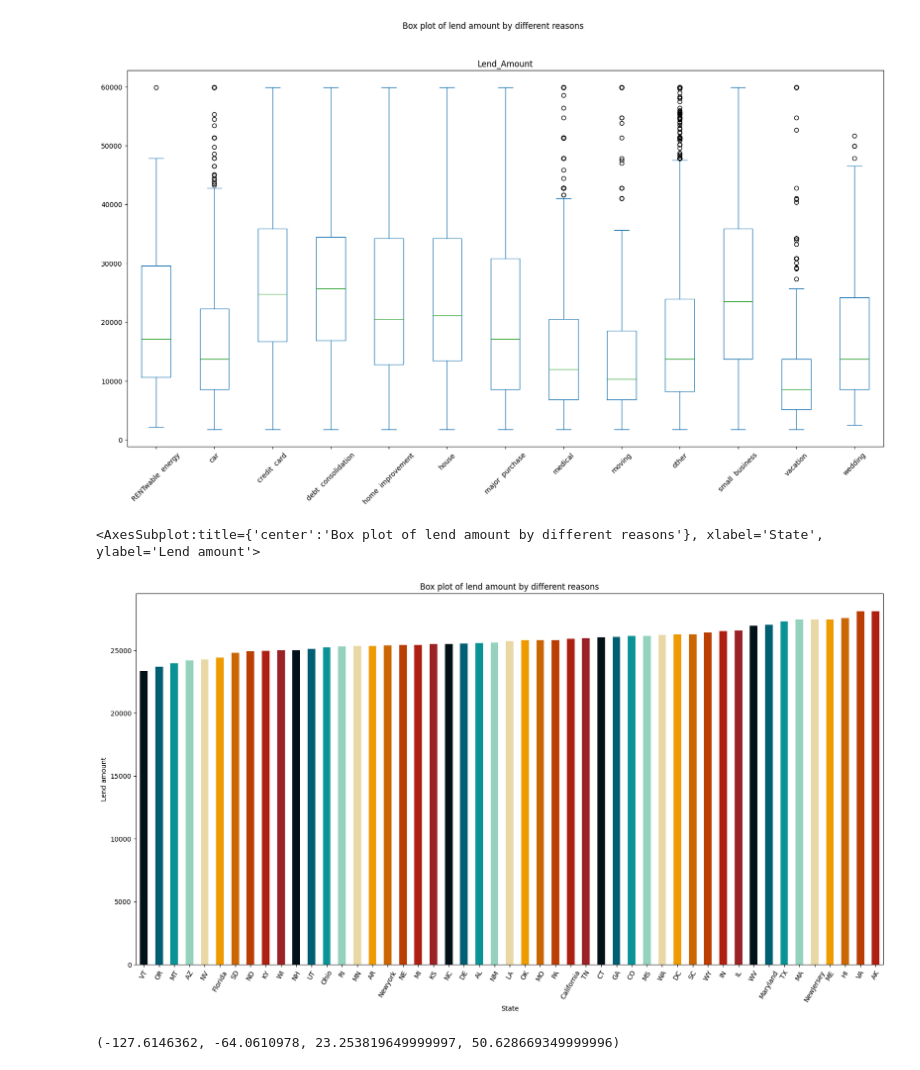
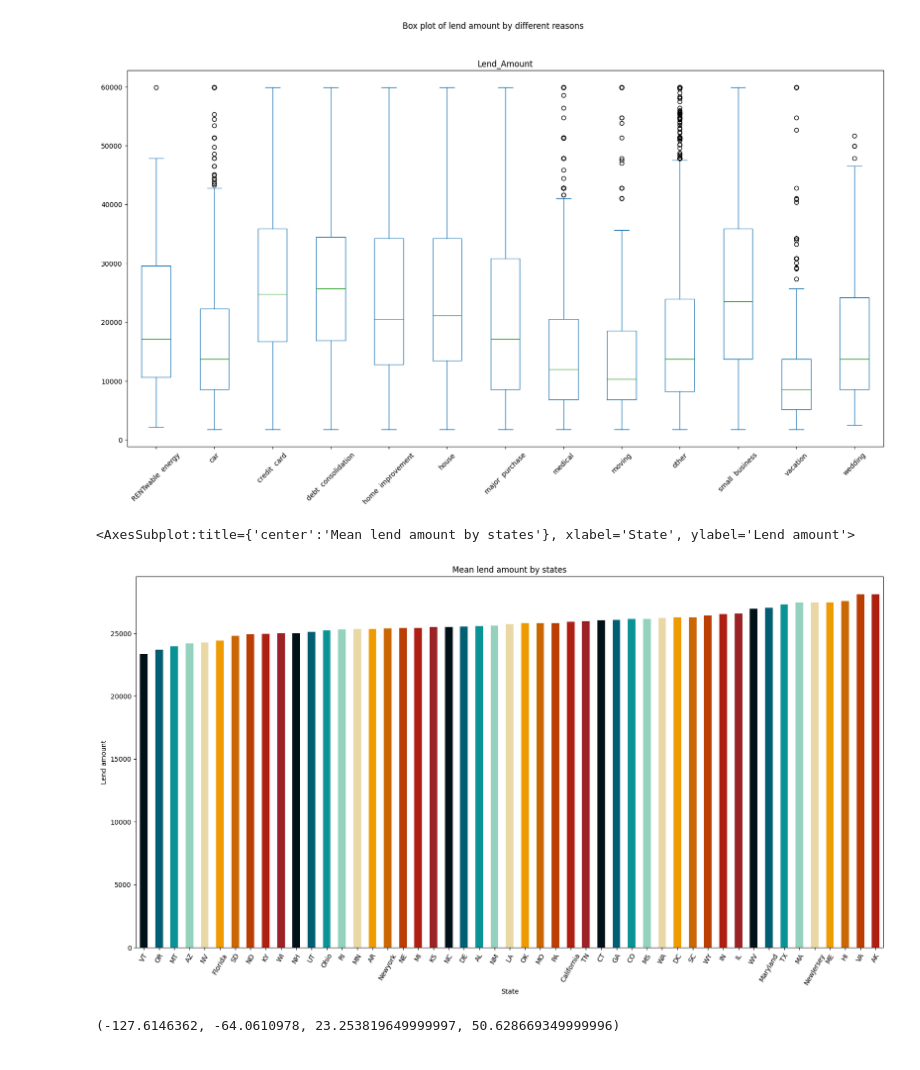
Before and after one commit to applesoju/MAiED, a Jupyter notebook: maied.ipynb, the cells around one changed output. Saved outputs shown, nothing was run; the diff lists cells and outputs as text; code cells hidden in the pictures.

```diff
--- a/maied.ipynb
+++ b/maied.ipynb
@@ -128,14 +128,14 @@ dtype: object
 [figure]
 # %%
 df.groupby('State')['Lend_Amount'].mean().sort_values().plot.bar(figsize=(20, 10),
-                                                                 title='Box plot of lend amount by different reasons',
+                                                                 title='Mean lend amount by states',
                                                                  rot=60,
                                                                  color=colors,
                                                                  xlabel='State',
                                                                  ylabel='Lend amount')
 # %% [output]
-<AxesSubplot:title={'center':'Box plot of lend amount by different reasons'}, xlabel='State', ylabel='Lend amount'>
+<AxesSubplot:title={'center':'Mean lend amount by states'}, xlabel='State', ylabel='Lend amount'>
-[figure, old version]
+[figure, new version]
 # %%
 # USA heatmap
 usa_map = gpd.read_file('usa_map_data/usa-states-census-2014.shp')
```
